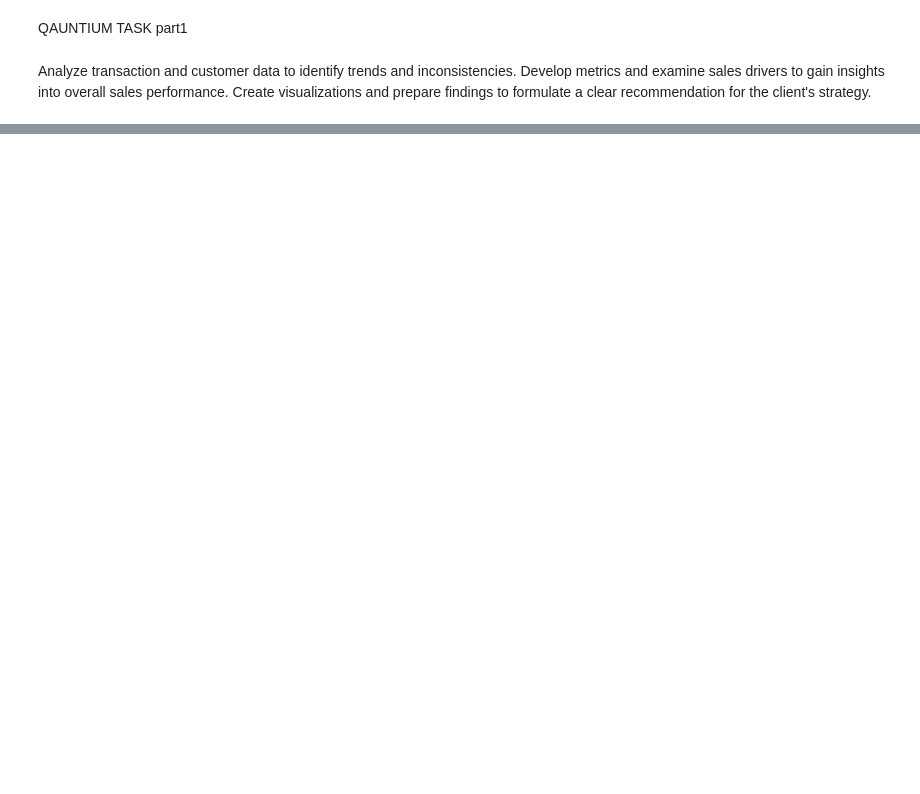
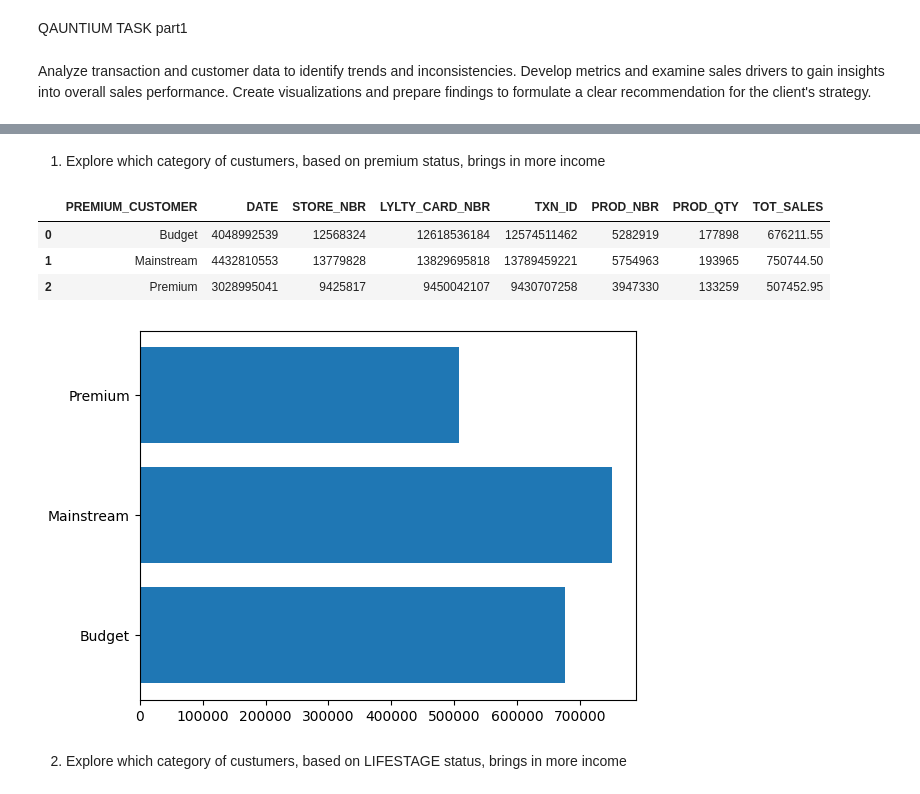
Before and after one commit to dens22us/SQL, a Jupyter notebook: Quantium, work day simulation p1.ipynb, the cells around one changed output, grey strips where cells are left out. Drawn from its saved outputs; the diff is of its cells as text; code cells hidden in the pictures; blank space fills up the shorter version.

```diff
--- a/Quantium, work day simulation p1.ipynb
+++ b/Quantium, work day simulation p1.ipynb
@@ -11,0 +27,4 @@ import seaborn as sns
+# %%
+#QVI_purchase_behaviour.csv
+df2 = pd.read_csv('K:\Data Analitics learning\Quantum\QVI_purchase_behaviour.csv')
+df2.head(5)
@@ -11,0 +60,4 @@ import seaborn as sns
+# %%
+# Making  joins of 2 tables
+df = pd.merge(df1, df2, how='inner', on='LYLTY_CARD_NBR')
+df.head(5)
@@ -11,0 +95,3 @@ import seaborn as sns
+# %%
+# removing duplicates rows
+df = df.drop_duplicates()
@@ -11,0 +123,16 @@ import seaborn as sns
+# %% [markdown]
+1) Explore which category of custumers, based on premium status, brings in more income
+# %%
+# Using group by to define which custumers done more purchases in depends of colums 'PREMIUM_CUSTOMER'
+a=df.groupby(['PREMIUM_CUSTOMER'],as_index = False).sum('TOT_SALES')
+a.head()
+# %% [output]
+|  | PREMIUM_CUSTOMER | DATE | STORE_NBR | LYLTY_CARD_NBR | TXN_ID | PROD_NBR | PROD_QTY | TOT_SALES |
+| 0 | Budget | 4048992539 | 12568324 | 12618536184 | 12574511462 | 5282919 | 177898 | 676211.55 |
+| 1 | Mainstream | 4432810553 | 13779828 | 13829695818 | 13789459221 | 5754963 | 193965 | 750744.50 |
+| 2 | Premium | 3028995041 | 9425817 | 9450042107 | 9430707258 | 3947330 | 133259 | 507452.95 |
+# %%
+plt.barh(a["PREMIUM_CUSTOMER"], a["TOT_SALES"])
+plt.show()
+# %% [output]
+[figure, added]
@@ -11,0 +141,2 @@ import seaborn as sns
+# %% [markdown]
+2) Explore which category of custumers, based on LIFESTAGE status, brings in more income
```
Also changed, not shown: parts of 75 cells of this notebook.
